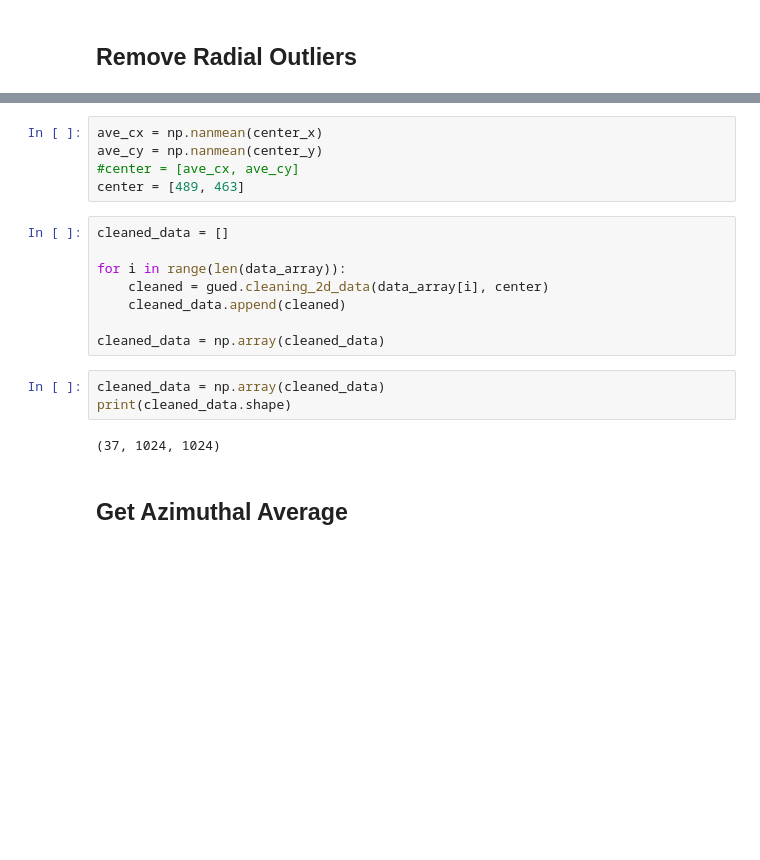
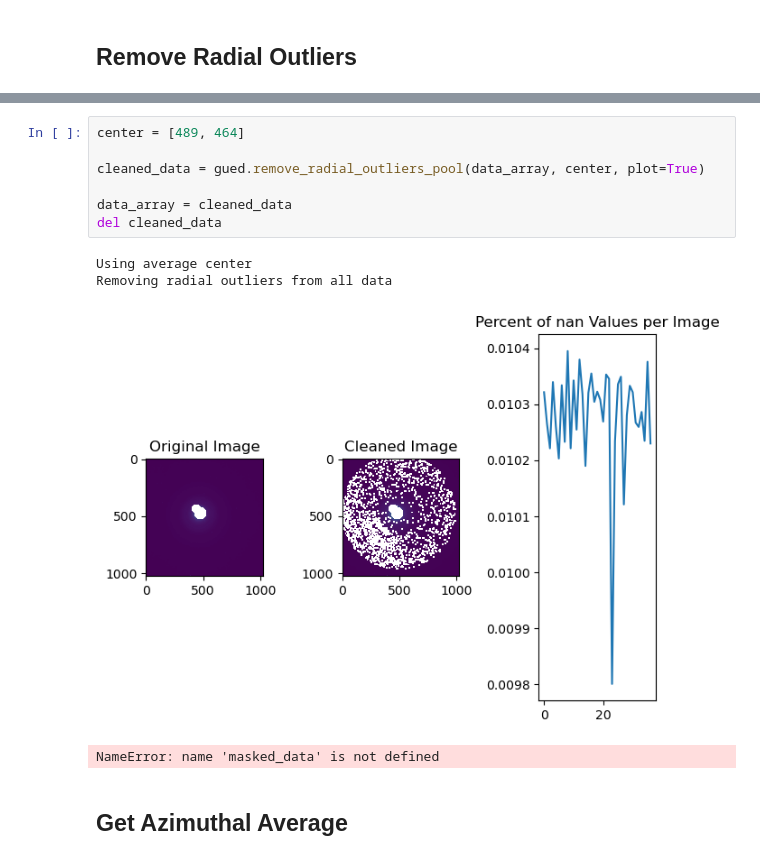
Before and after one commit to lheald2/gued, a Jupyter notebook: Fast_Analysis.ipynb, the cells around one changed output, grey strips where cells are left out. Cells and saved outputs as stored; diff of their text form; blank space fills up the shorter version.

```diff
--- a/Fast_Analysis.ipynb
+++ b/Fast_Analysis.ipynb
@@ -314,23 +368,17 @@ remove_radial_outliers_pool(data_array, center, plot=False)
 
     clean_data (3d array):
         data with outliers removed
-# %%
-ave_cx = np.nanmean(center_x)
-ave_cy = np.nanmean(center_y)
-#center = [ave_cx, ave_cy]
-center = [489, 463]
-# %%
-cleaned_data = []
-
-for i in range(len(data_array)):
-    cleaned = gued.cleaning_2d_data(data_array[i], center)
-    cleaned_data.append(cleaned)
-
-cleaned_data = np.array(cleaned_data)
-# %%
-cleaned_data = np.array(cleaned_data)
-print(cleaned_data.shape)
-# %% [output]
-(37, 1024, 1024)
+# %%
+center = [489, 464]
+
+cleaned_data = gued.remove_radial_outliers_pool(data_array, center, plot=True)
+
+data_array = cleaned_data
+del cleaned_data
+# %% [output]
+Using average center
+Removing radial outliers from all data
+[figure, added]
+NameError: name 'masked_data' is not defined
 # %% [markdown]
 ## Get Azimuthal Average
```
Also changed, not shown: parts of 33 cells of this notebook, 5 other files.
